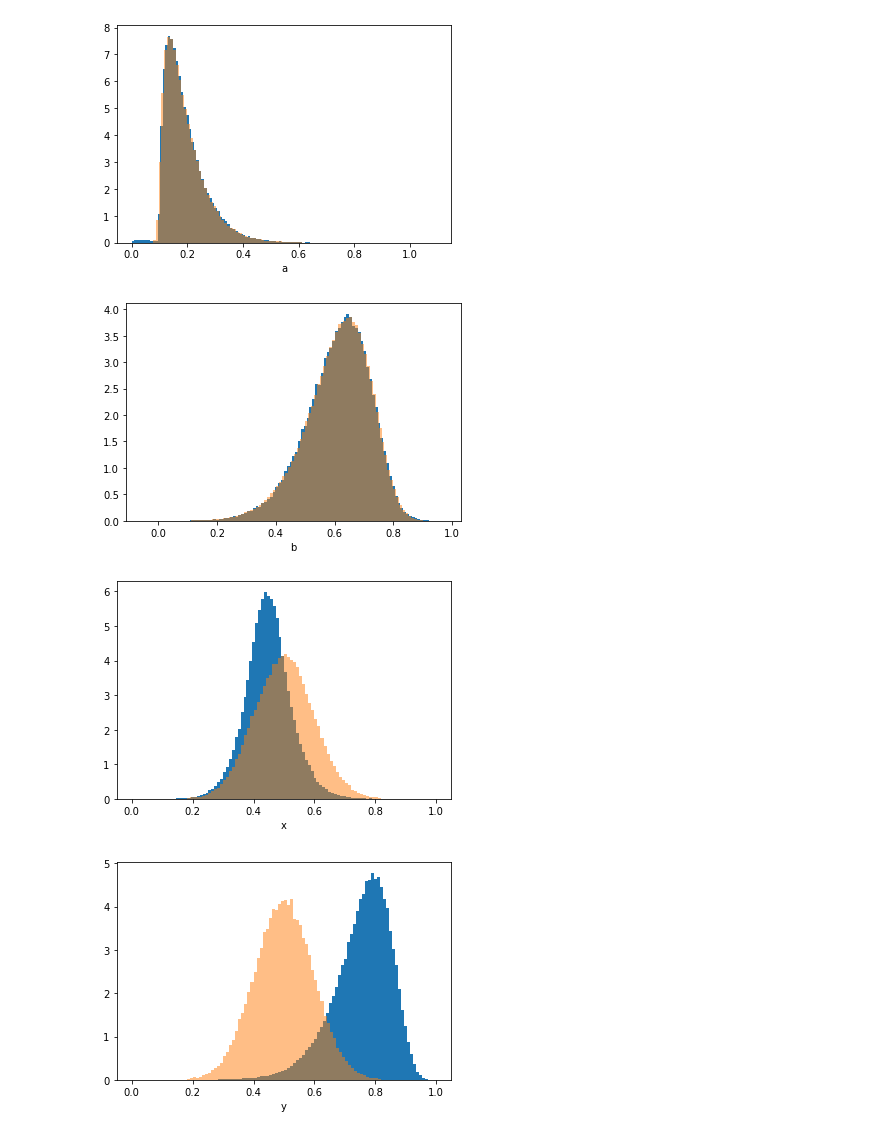
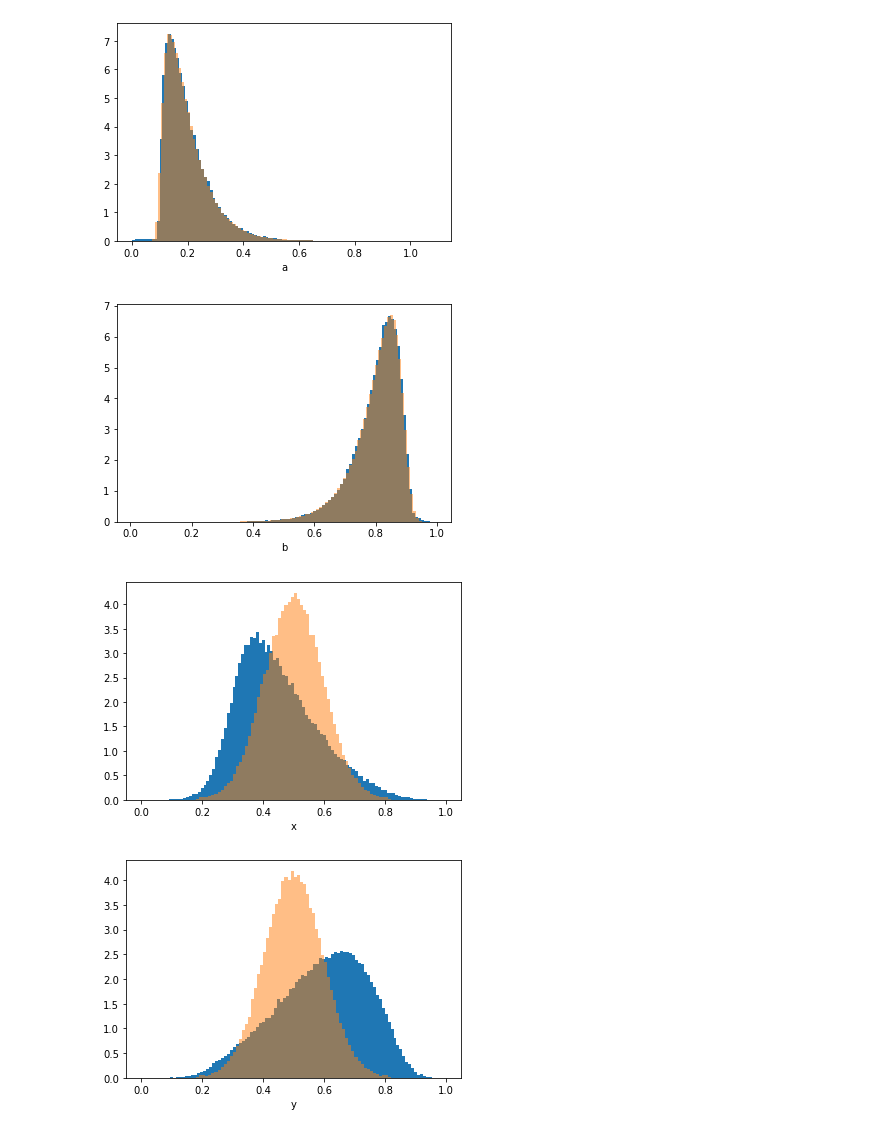
Before and after one commit to maxgalli/SSNF2, a Jupyter notebook: notebooks/make_samples.ipynb, the cells around one changed output. Cells and saved outputs as stored; diff of their text form; code cells hidden in the pictures.

```diff
--- a/notebooks/make_samples.ipynb
+++ b/notebooks/make_samples.ipynb
@@ -43,6 +43,7 @@ plt.show()
 
 pdf2 = weibull_min(10, 1)
 sample2 = pdf2.rvs(nevs)
+sample2 = sample2 - 5*sample1
 sample2 = MinMaxScaler((0, 1)).fit_transform(sample2.reshape(-1, 1)).reshape(-1)
 sample2_target = sample2 - 0.05 + 0.01 * np.random.normal(size=sample2.shape)
 sample2_train, sample2_test = train_test_split(sample2, test_size=0.3)
@@ -97,38 +98,38 @@ reweighter = reweight.GBReweighter(
     min_samples_leaf=1000,
     gb_args={"subsample": 0.4},
 )
-bins_reweighter = reweight.BinsReweighter(n_bins=200, n_neighs=1.)
+bins_reweighter = reweight.BinsReweighter(n_bins=300, n_neighs=1.)
 
 bins_reweighter.fit(
     df[context_vars].values,
     df_target[context_vars].values,
 )
 
 train_weights = bins_reweighter.predict_weights(
     df[context_vars].values,
 )
 
 test_weights = bins_reweighter.predict_weights(
     df_test[context_vars].values,
 )
 
 # add weights to mc dataframe and ones to data dataframe
 df["weight"] = train_weights
 df_target["weight"] = np.ones(len(df_target))
 df_test["weight"] = test_weights
 df_target_test["weight"] = np.ones(len(df_target_test))
 
 # plot
 for var in context_vars + target_vars:
     plt.hist(df_test[var], bins=100, density=True, weights=df_test['weight'])
     plt.hist(df_target_test[var], bins=100, alpha=0.5, density=True)
     plt.xlabel(var)
     plt.show()
 # %% [output]
-[figure, old version]
+[figure, new version]
-[figure, old version]
+[figure, new version]
-[figure, old version]
+[figure, new version]
-[figure, old version]
+[figure, new version]
 # %%
 output_dir = "./samples"
 if not os.path.exists(output_dir):
```
Also changed, not shown: parts of 2 cells of this notebook, 3 other files.
